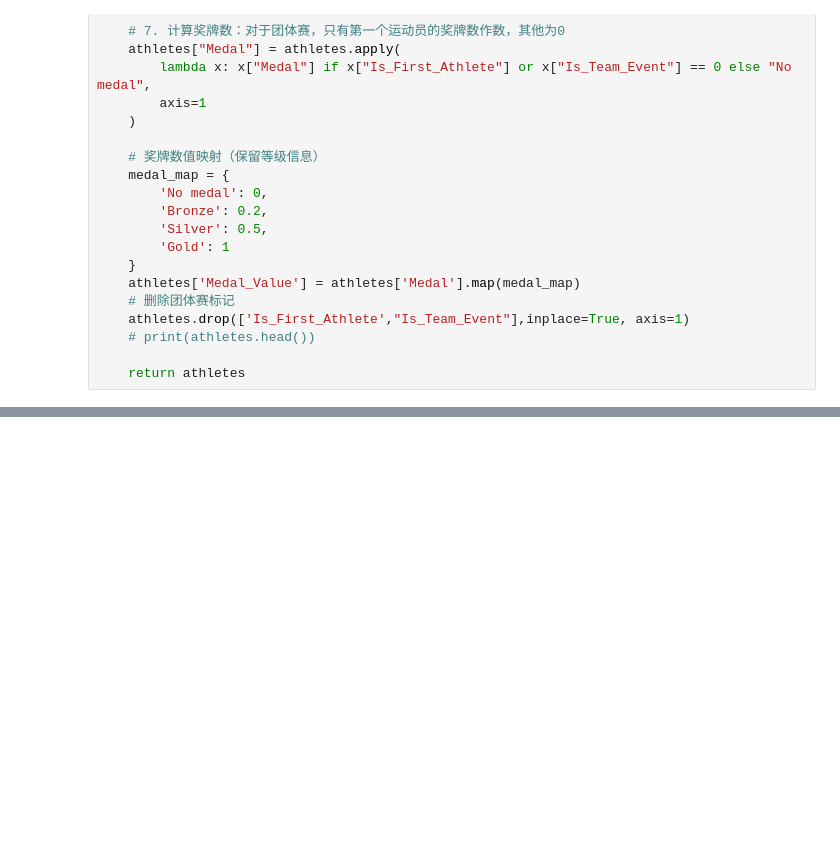
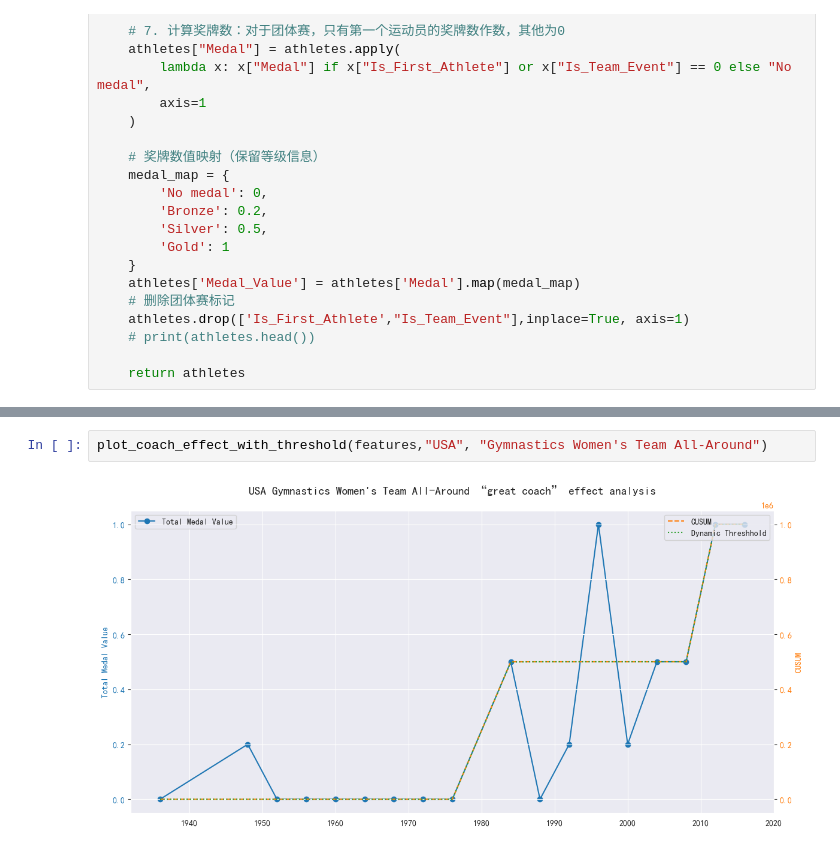
Before and after one commit to TietiTage/mei_sai_, a Jupyter notebook: 美赛第二问.ipynb, the cells around one changed output, grey strips where cells are left out. Drawn from its saved outputs; the diff is of its cells as text; blank space fills up the shorter version.

```diff
--- a/美赛第二问.ipynb
+++ b/美赛第二问.ipynb
@@ -196,0 +196,4 @@ plot_coach_effect_with_threshold(features, 'CHN', 'Volleyball Women\'s Volleybal
+# %%
+plot_coach_effect_with_threshold(features,"USA", "Gymnastics Women's Team All-Around")
+# %% [output]
+[figure, added]
```
Also changed, not shown: parts of 4 cells of this notebook.
